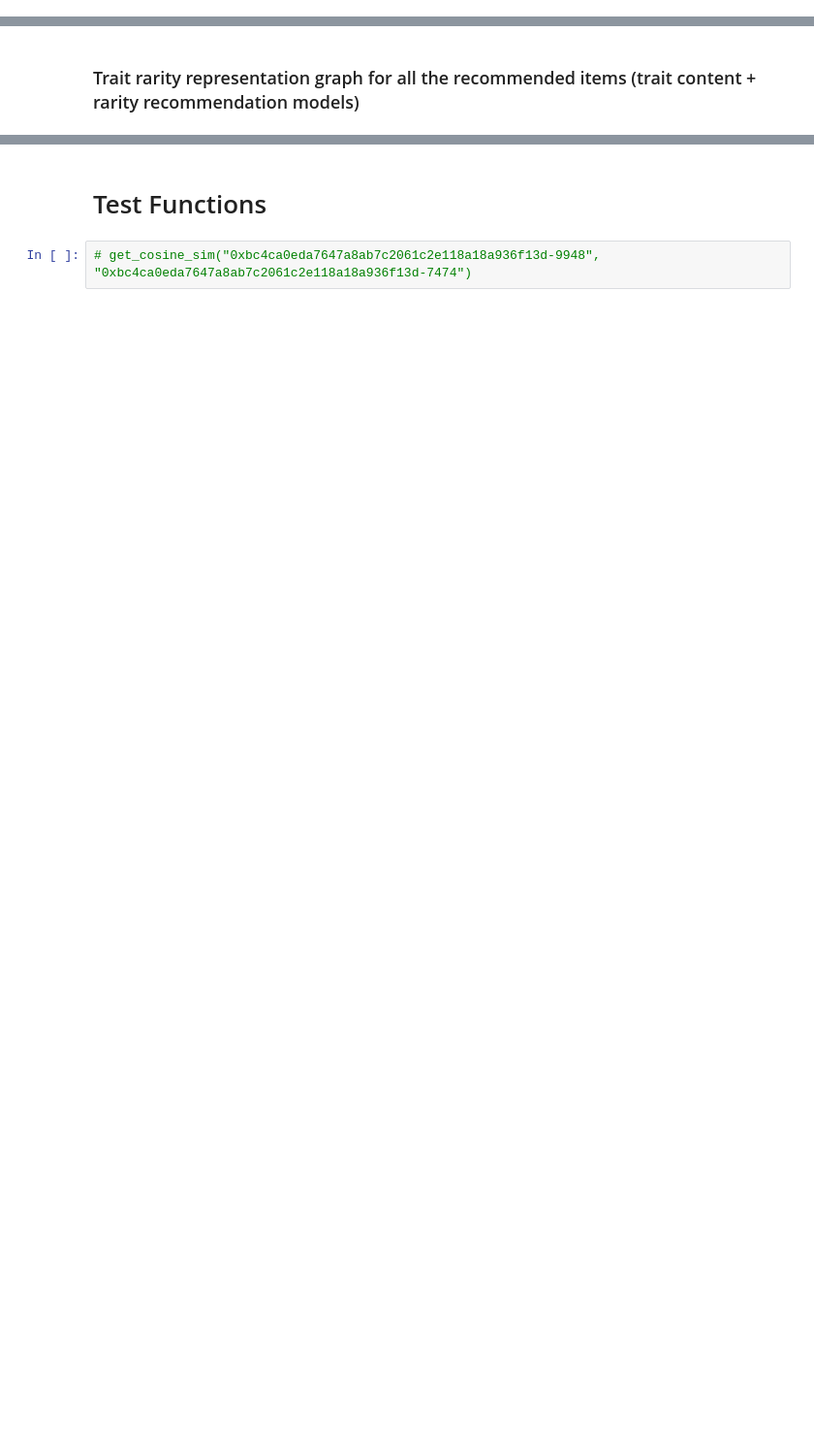
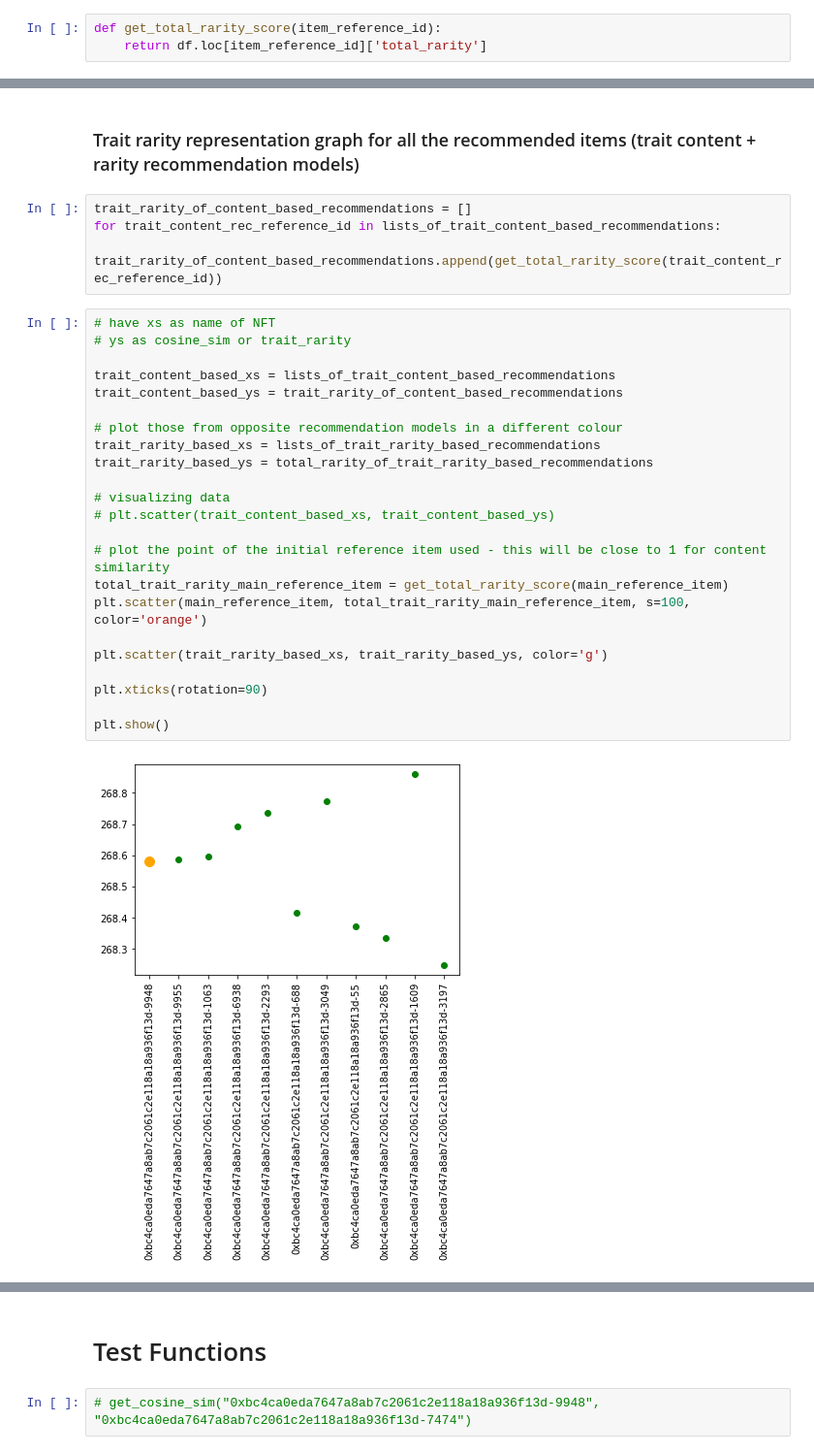
Before and after one commit to dinuka-rp/nerdy-panda, a Jupyter notebook: Prototype/RecSys/Traits_Content_&_Rarity_based_NFT_Recommender_System.ipynb, the cells around one changed output, grey strips where cells are left out. Shown at 97% size. Cells and saved outputs as stored; diff of their text form; blank space fills up the shorter version.

```diff
--- a/Prototype/RecSys/Traits_Content_&_Rarity_based_NFT_Recommender_System.ipynb
+++ b/Prototype/RecSys/Traits_Content_&_Rarity_based_NFT_Recommender_System.ipynb
@@ -431,6 +425,9 @@ def get_cosine_sim(initial_reference, item_reference_id):
     recommended_idx = indices[indices == item_reference_id].index[0]
 
     return cosine_sim[initial_idx][recommended_idx]
+# %%
+def get_total_rarity_score(item_reference_id):
+    return df.loc[item_reference_id]['total_rarity']
 # %%
 # define this at the top, before getting recommendations
 
@@ -476,2 +496,31 @@ plt.show()
 # %% [markdown]
 ### Trait rarity representation graph for all the recommended items (trait content + rarity recommendation models)
+# %%
+trait_rarity_of_content_based_recommendations = []
+for trait_content_rec_reference_id in lists_of_trait_content_based_recommendations:
+  trait_rarity_of_content_based_recommendations.append(get_total_rarity_score(trait_content_rec_reference_id))
+# %%
+# have xs as name of NFT
+# ys as cosine_sim or trait_rarity
+
+trait_content_based_xs = lists_of_trait_content_based_recommendations
+trait_content_based_ys = trait_rarity_of_content_based_recommendations
+
+# plot those from opposite recommendation models in a different colour
+trait_rarity_based_xs = lists_of_trait_rarity_based_recommendations
+trait_rarity_based_ys = total_rarity_of_trait_rarity_based_recommendations
+
+# visualizing data
+# plt.scatter(trait_content_based_xs, trait_content_based_ys)
+
+# plot the point of the initial reference item used - this will be close to 1 for content similarity
+total_trait_rarity_main_reference_item = get_total_rarity_score(main_reference_item)
+plt.scatter(main_reference_item, total_trait_rarity_main_reference_item, s=100, color='orange')
+
+plt.scatter(trait_rarity_based_xs, trait_rarity_based_ys, color='g')
+
+plt.xticks(rotation=90)
+
+plt.show()
+# %% [output]
+[figure, added]
```
Also changed, not shown: parts of 15 cells of this notebook.
